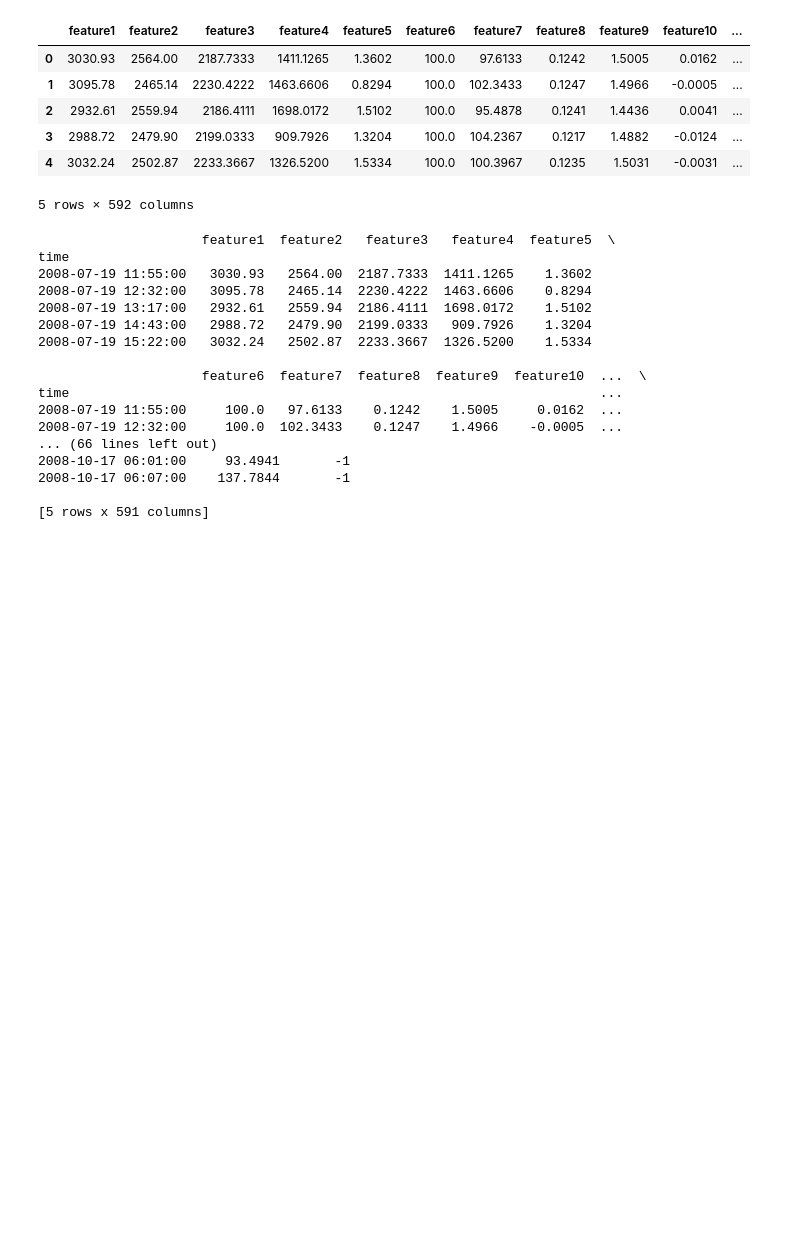
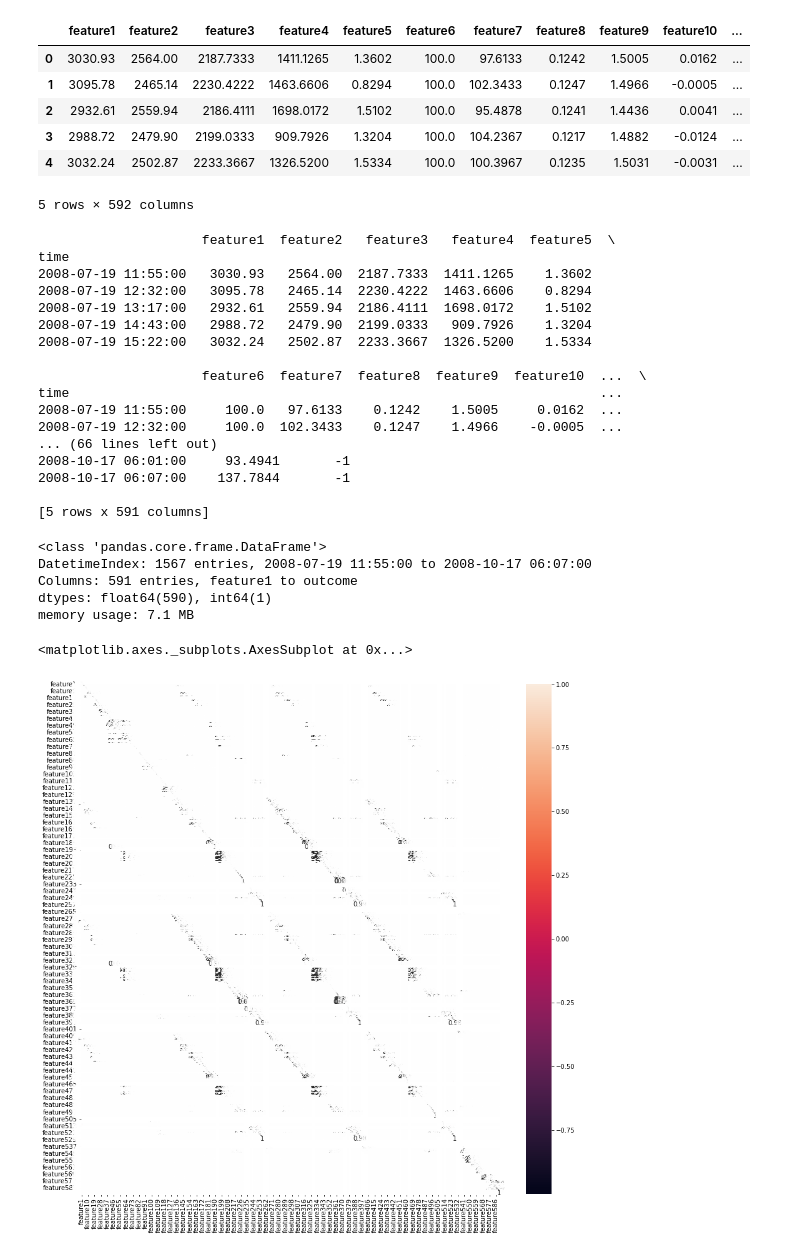
Before and after one commit to TongHere/Secom, a Jupyter notebook: Secom.ipynb, the cells around one changed output. Drawn from its saved outputs; the diff is of its cells as text; code cells hidden in the pictures; blank space fills up the shorter version.

```diff
--- a/Secom.ipynb
+++ b/Secom.ipynb
@@ -89,3 +89,17 @@ time                                                                    ...
 2008-10-17 06:07:00    137.7844       -1
 
 [5 rows x 591 columns]
+# %%
+Secom.info()
+# %% [output]
+<class 'pandas.core.frame.DataFrame'>
+DatetimeIndex: 1567 entries, 2008-07-19 11:55:00 to 2008-10-17 06:07:00
+Columns: 591 entries, feature1 to outcome
+dtypes: float64(590), int64(1)
+memory usage: 7.1 MB
+# %%
+plt.figure(figsize=(15,15))
+sns.heatmap(Secom.corr(),color='b',annot=True)
+# %% [output]
+<matplotlib.axes._subplots.AxesSubplot at 0x...>
+[figure, added]
```
Also changed, not shown: parts of 1 cell of this notebook.
